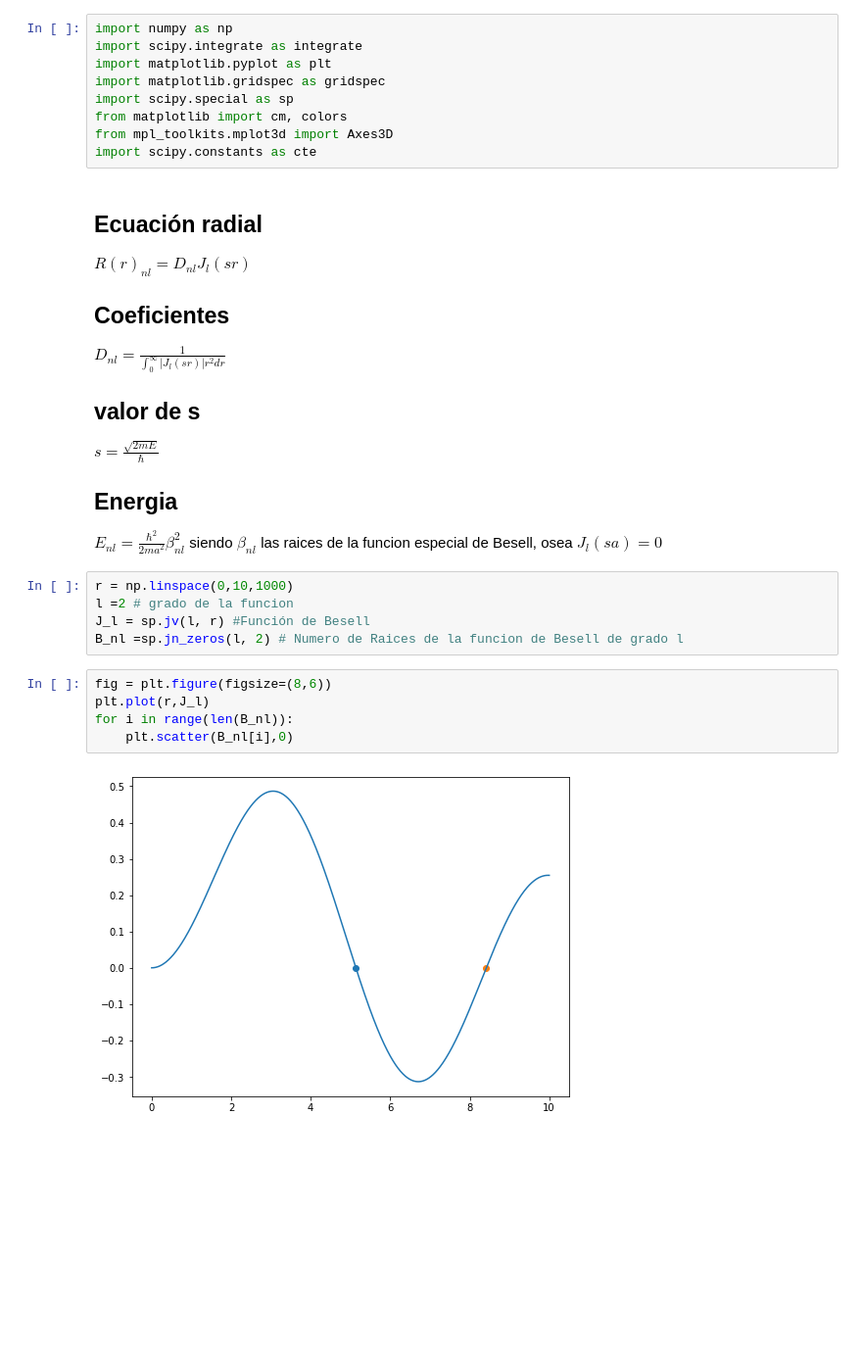
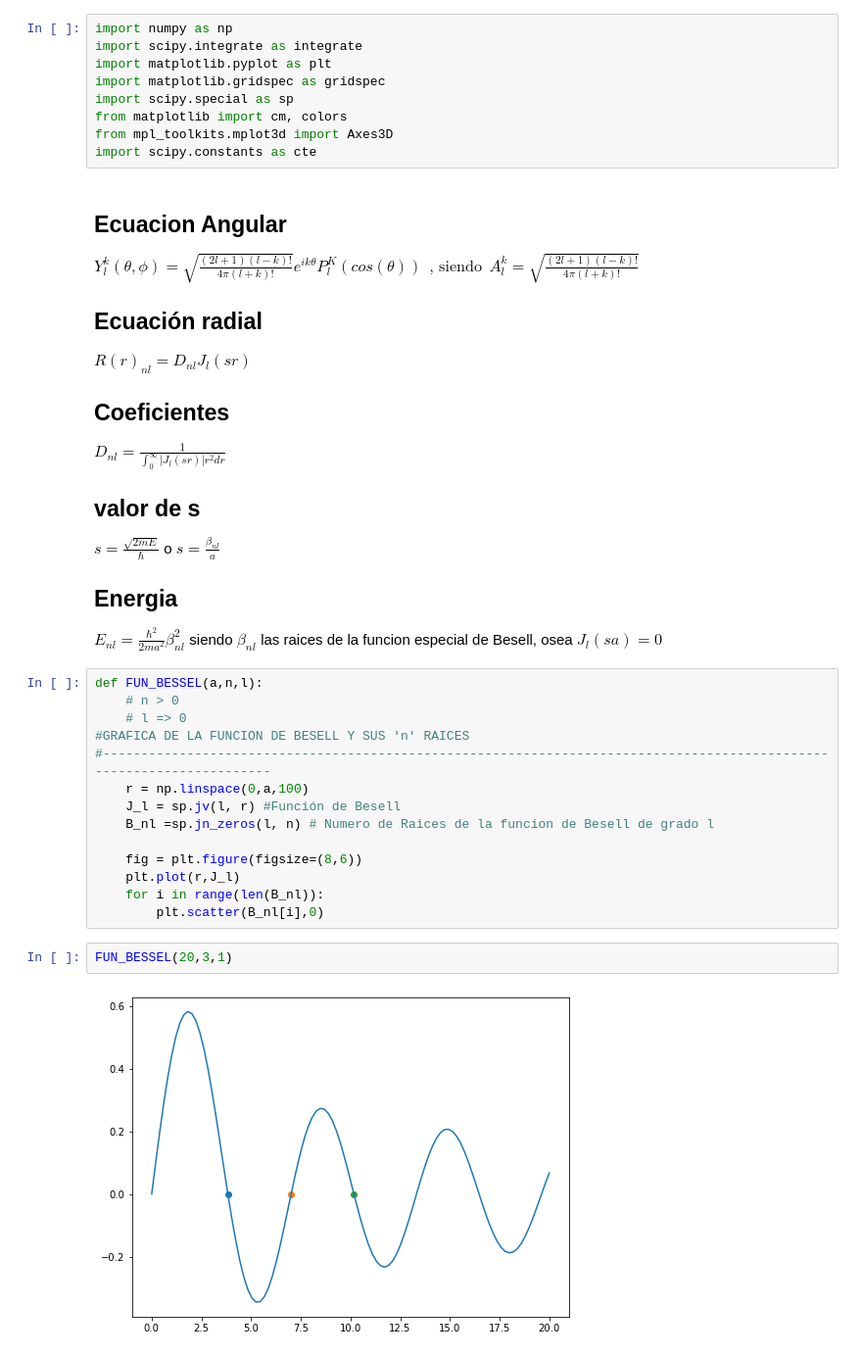
Before and after one commit to ColleaguePhy/Cuantica, a Jupyter notebook: Radial_Particula.ipynb, the cells around one changed output. Shown at 98% size. Drawn from its saved outputs; the diff is of its cells as text; blank space fills up the shorter version.

```diff
--- a/Radial_Particula.ipynb
+++ b/Radial_Particula.ipynb
@@ -8,6 +8,9 @@ from matplotlib import cm, colors
 from mpl_toolkits.mplot3d import Axes3D
 import scipy.constants as cte
 # %% [markdown]
+## Ecuacion Angular
+$ Y_{l}^{k}(\theta,\phi)=\sqrt{\frac{(2l+1)(l-k)!}{4\pi(l+k)!}}e^{ik\theta}P_{l}^{K}(cos(\theta))\        \ \text{, siendo}\       \ A_{l}^{k} = \sqrt{\frac{(2l+1)(l-k)!}{4\pi(l+k)!}}$
+
 ## Ecuación radial
 $R(r)_{nl}=D_{nl}J_{l}(sr)$
 
@@ -15,20 +18,26 @@ $R(r)_{nl}=D_{nl}J_{l}(sr)$
 $D_{nl}=\frac{1}{\int_{0}^{\infty} | J_{l}(sr) |r^{2}dr}$
 
 ## valor de s
-$s=\frac{\sqrt{2mE}}{\hbar}$
+$s=\frac{\sqrt{2mE}}{\hbar}$ o $s=\frac{\beta_{nl}}{a}$
 ## Energia
 
 $E_{nl}=\frac{\hbar^{2}}{2ma^{2}}\beta_{nl}^{2}$ siendo $\beta_{nl}$ las raices de la funcion especial de Besell, osea $J_{l}(sa)=0$
 # %%
-r = np.linspace(0,10,1000)
-l =2 # grado de la funcion
-J_l = sp.jv(l, r) #Función de Besell
-B_nl =sp.jn_zeros(l, 2) # Numero de Raices de la funcion de Besell de grado l
+def FUN_BESSEL(a,n,l):
+    # n > 0
+    # l => 0
+#GRAFICA DE LA FUNCION DE BESELL Y SUS 'n' RAICES
+#----------------------------------------------------------------------------------------------------------------------
+    r = np.linspace(0,a,100)
+    J_l = sp.jv(l, r) #Función de Besell
+    B_nl =sp.jn_zeros(l, n) # Numero de Raices de la funcion de Besell de grado l
+
+    fig = plt.figure(figsize=(8,6))
+    plt.plot(r,J_l)
+    for i in range(len(B_nl)):
+        plt.scatter(B_nl[i],0)
-# %%
-fig = plt.figure(figsize=(8,6))
-plt.plot(r,J_l)
-for i in range(len(B_nl)):
-    plt.scatter(B_nl[i],0)
-# %% [output]
-[figure, removed]
+# %%
+FUN_BESSEL(20,3,1)
+# %% [output]
+[figure, added]
 # %%
```
Also changed, not shown: parts of 12 cells of this notebook.
